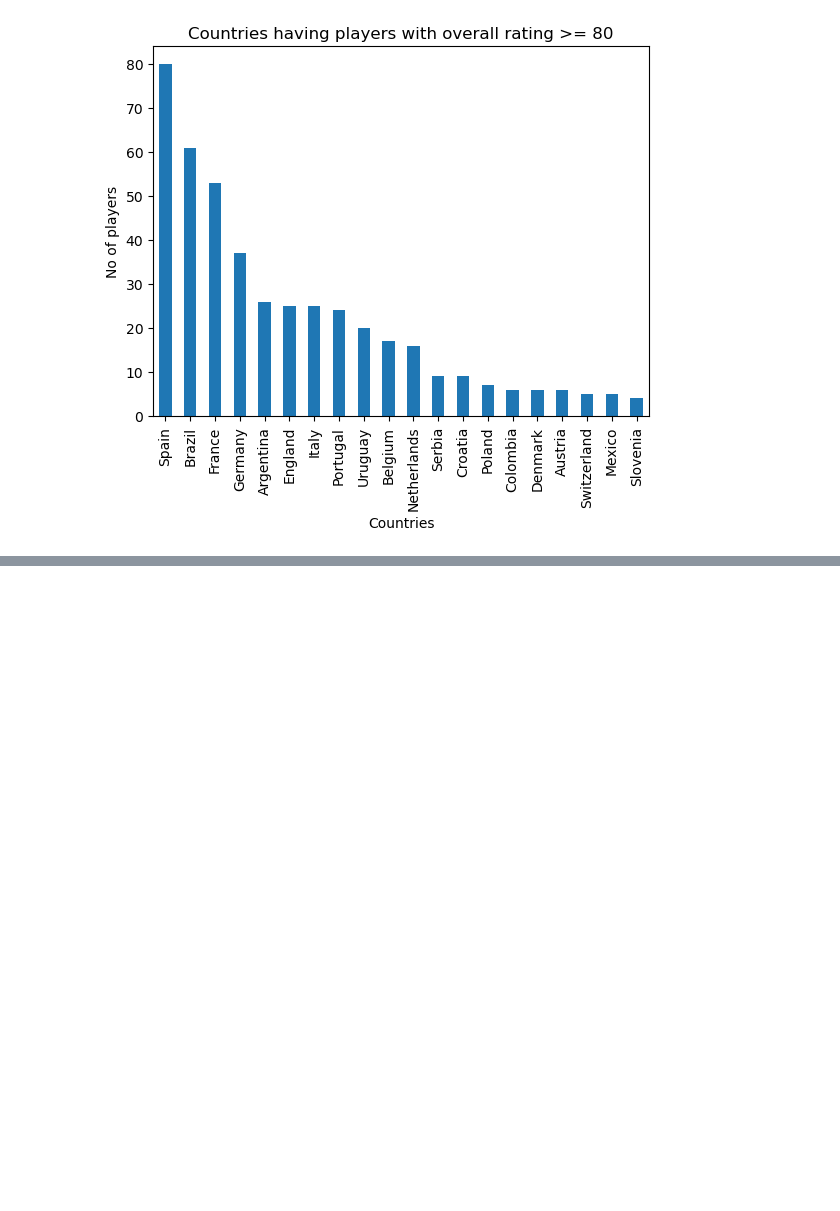
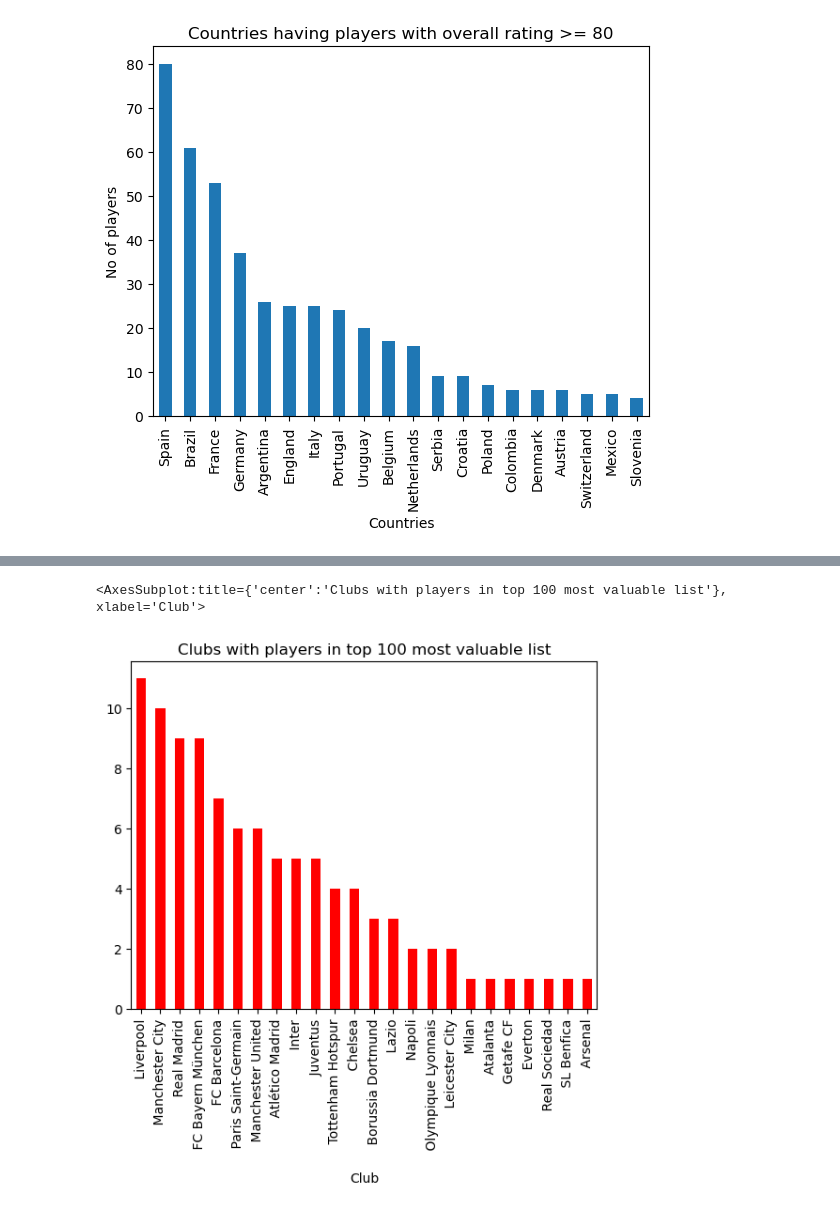
Before and after one commit to ansh099/Fifa-21_dataset, a Jupyter notebook: FIFA 21 .ipynb, the cells around one changed output, grey strips where cells are left out. Drawn from its saved outputs; the diff is of its cells as text; code cells hidden in the pictures; blank space fills up the shorter version.

```diff
--- a/FIFA 21 .ipynb
+++ b/FIFA 21 .ipynb
@@ -383,0 +472,6 @@ fil.head(20).plot.bar(title ="Countries having players with overall rating >= 80
+# %%
+top100 = df[['Name','Age', 'Club','↓OVA','POT','Value(in €)']].sort_values(['Value(in €)'], ascending = False).head(100)
+top100.groupby('Club')['Club'].count().sort_values(ascending = False).plot.bar(title = "Clubs with players in top 100 most valuable list", color = 'red')
+# %% [output]
+<AxesSubplot:title={'center':'Clubs with players in top 100 most valuable list'}, xlabel='Club'>
+[figure, added]
```
Also changed, not shown: parts of 15 cells of this notebook.
